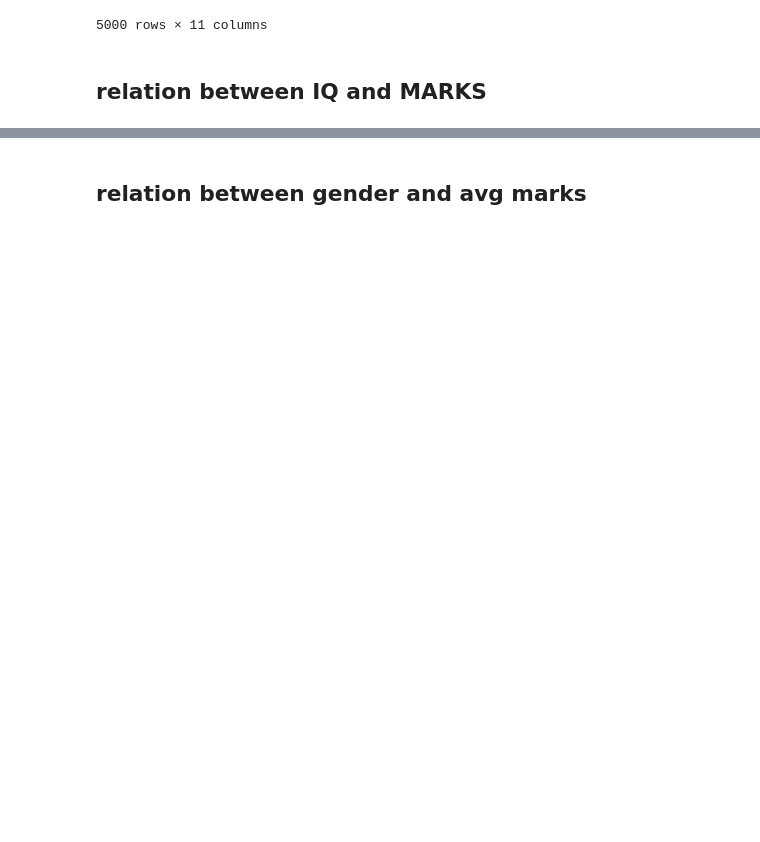
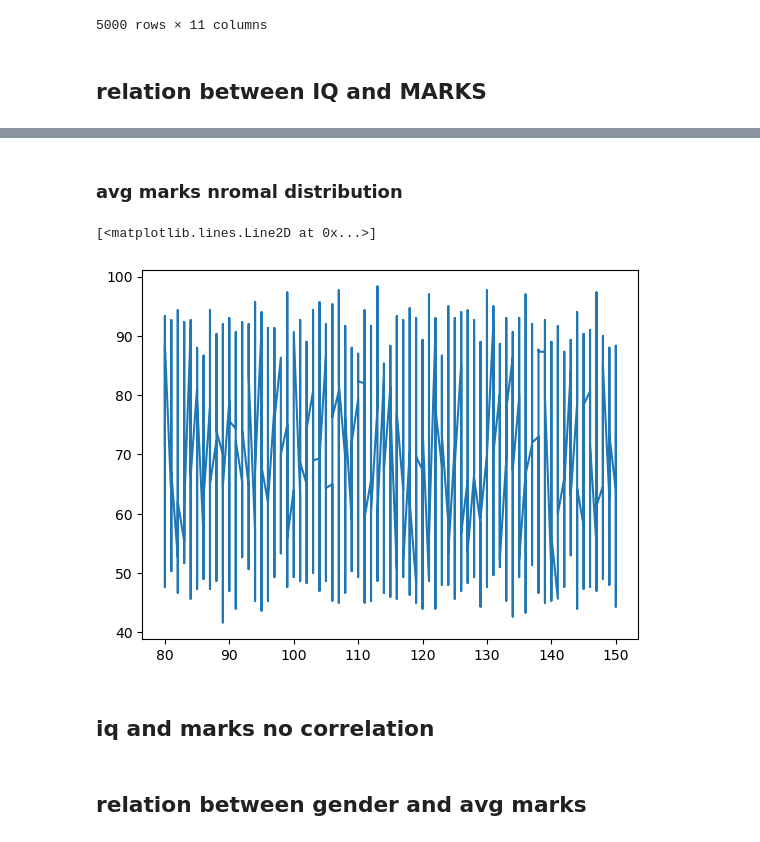
Before and after one commit to stanleyedward/dsc_eda, a Jupyter notebook: test.ipynb, the cells around one changed output, grey strips where cells are left out. Saved outputs shown, nothing was run; the diff lists cells and outputs as text; code cells hidden in the pictures; blank space fills up the shorter version.

```diff
--- a/test.ipynb
+++ b/test.ipynb
@@ -270,2 +302,11 @@ df
+# %% [markdown]
+### avg marks nromal distribution
+# %%
+plt.plot(df['IQ'].sort_values(),df['Average_Marks'])
+# %% [output]
+[<matplotlib.lines.Line2D at 0x...>]
+[figure, added]
+# %% [markdown]
+## iq and marks no correlation
 # %% [markdown]
 ## relation between gender and avg marks
```
Also changed, not shown: parts of 5 cells of this notebook.
